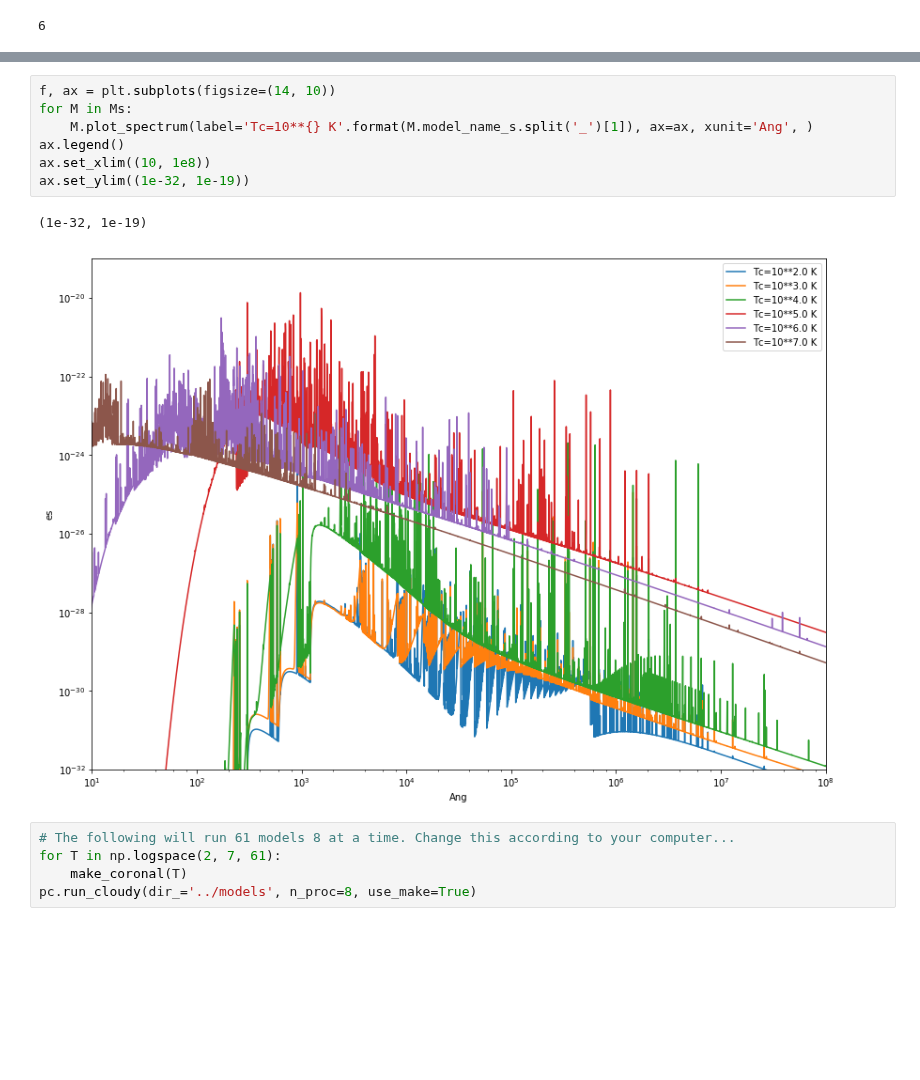
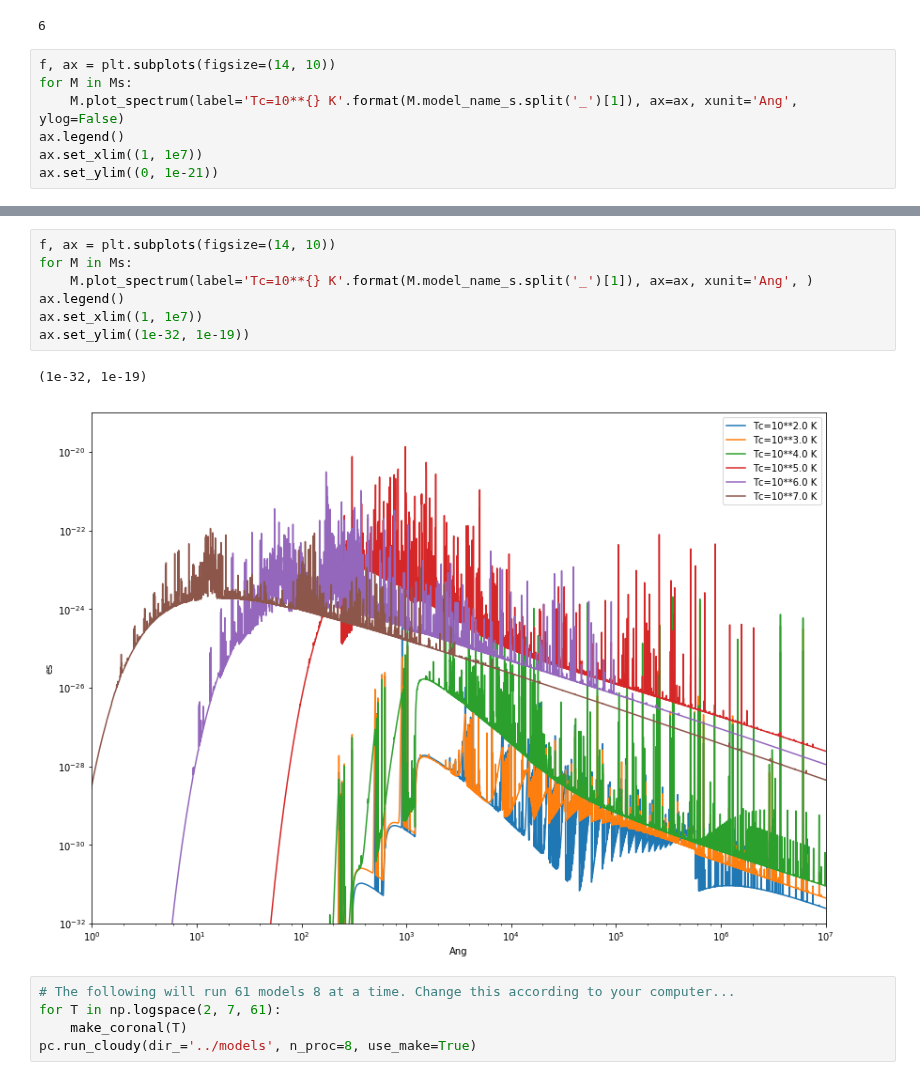
Before and after one commit to Morisset/Cloudy_Summer_School, a Jupyter notebook: Notebooks/Coronal.ipynb, the cells around one changed output, grey strips where cells are left out. Saved outputs shown, nothing was run; the diff lists cells and outputs as text; blank space fills up the shorter version.

```diff
--- a/Notebooks/Coronal.ipynb
+++ b/Notebooks/Coronal.ipynb
@@ -24,3 +24,10 @@ Ms = pc.load_models('../models/Coronal1_', read_emis=False, read_heatcool=True)
 len(Ms)
 # %% [output]
 6
+# %%
+f, ax = plt.subplots(figsize=(14, 10))
+for M in Ms:
+    M.plot_spectrum(label='Tc=10**{} K'.format(M.model_name_s.split('_')[1]), ax=ax, xunit='Ang', ylog=False)
+ax.legend()
+ax.set_xlim((1, 1e7))
+ax.set_ylim((0, 1e-21))
@@ -27,13 +37,13 @@ len(Ms)
 # %%
 f, ax = plt.subplots(figsize=(14, 10))
 for M in Ms:
     M.plot_spectrum(label='Tc=10**{} K'.format(M.model_name_s.split('_')[1]), ax=ax, xunit='Ang', )
 ax.legend()
-ax.set_xlim((10, 1e8))
+ax.set_xlim((1, 1e7))
 ax.set_ylim((1e-32, 1e-19))
 # %% [output]
 (1e-32, 1e-19)
-[figure, old version]
+[figure, new version]
 # %%
 # The following will run 61 models 8 at a time. Change this according to your computer...
 for T in np.logspace(2, 7, 61):
```
Also changed, not shown: parts of 1 cell of this notebook, 1 other file.
